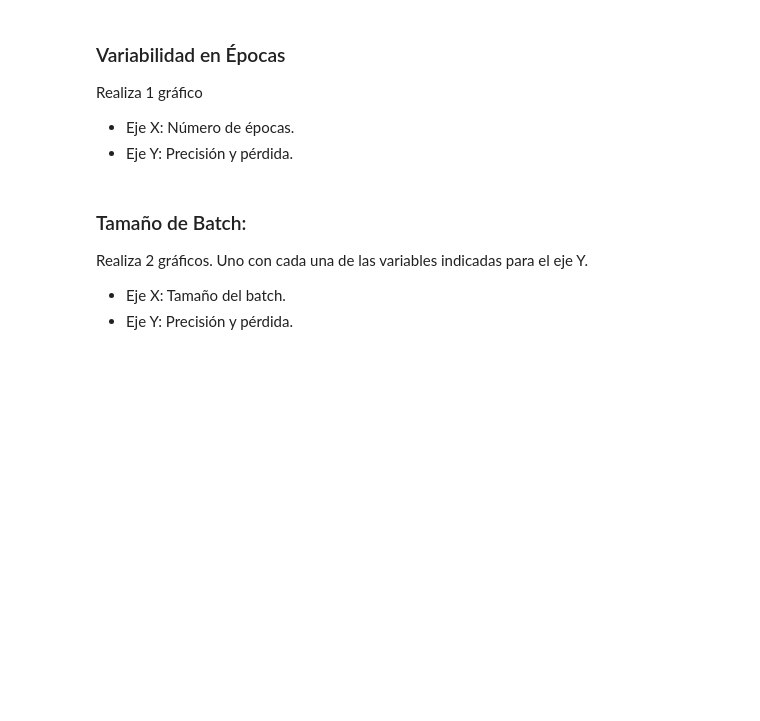
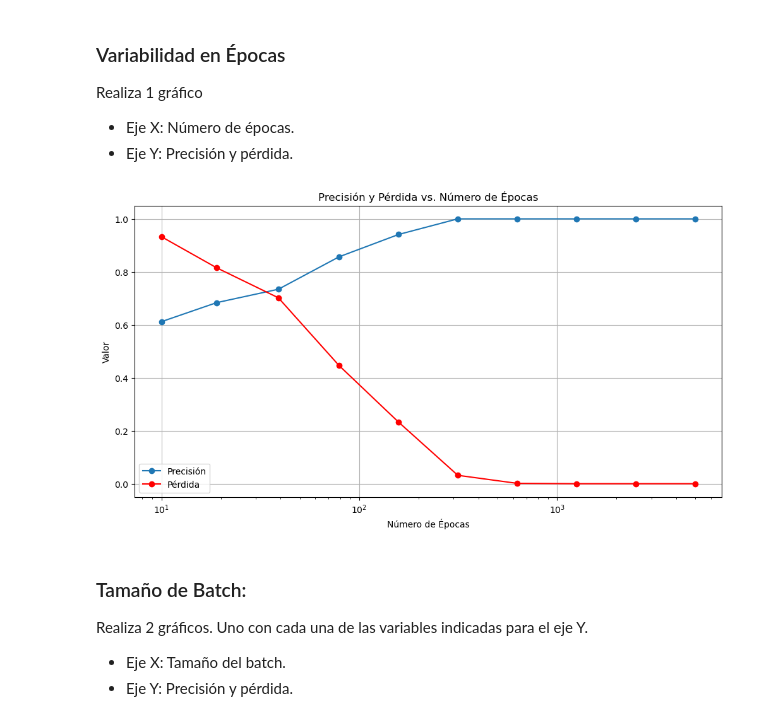
Before and after one commit to Marvin-Chavez/Statistical-Learning-II_HT1_RedesNeuronales, a Jupyter notebook: HT1 - Redes neuronales.ipynb, the cells around one changed output. Saved outputs shown, nothing was run; the diff lists cells and outputs as text; code cells hidden in the pictures; blank space fills up the shorter version.

```diff
--- a/HT1 - Redes neuronales.ipynb
+++ b/HT1 - Redes neuronales.ipynb
@@ -329,0 +326,23 @@ Realiza 1 gráfico
+# %%
+
+epocas_list = list(epocas_range)
+
+precisions = [hist.history['accuracy'][-1] for hist in historiales_por_epocas.values()]
+losses = [hist.history['loss'][-1] for hist in historiales_por_epocas.values()]
+
+plt.figure(figsize=(12, 6))
+
+
+plt.plot(epocas_list, precisions, marker='o', linestyle='-', label='Precisión')
+
+plt.plot(epocas_list, losses, marker='o', linestyle='-', label='Pérdida', color='red')
+
+plt.title('Precisión y Pérdida vs. Número de Épocas')
+plt.xlabel('Número de Épocas')
+plt.ylabel('Valor')
+plt.legend()
+plt.grid(True)
+plt.xscale('log')
+plt.show()
+# %% [output]
+[figure, added]
```
Also changed, not shown: parts of 8 cells of this notebook.
